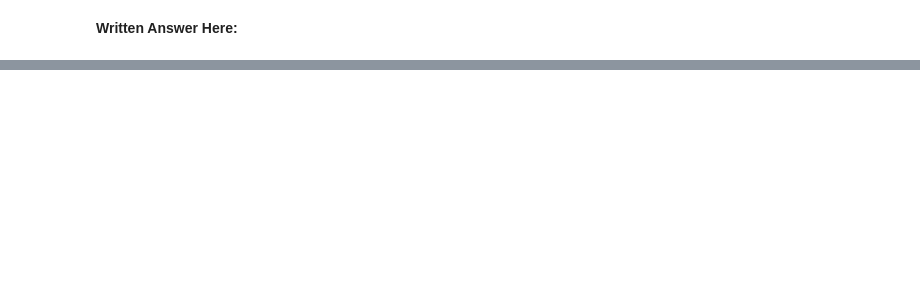
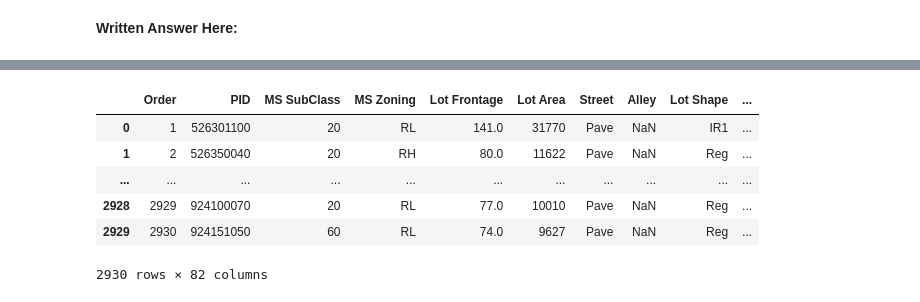
Before and after one commit to nmattei/cmps3160, a Jupyter notebook: _labs/Lab10/Lab10.ipynb, the cells around one changed output, grey strips where cells are left out. Drawn from its saved outputs; the diff is of its cells as text; code cells hidden in the pictures; blank space fills up the shorter version.

```diff
--- a/_labs/Lab10/Lab10.ipynb
+++ b/_labs/Lab10/Lab10.ipynb
@@ -464,0 +205,15 @@ You want to build a $k$-nearest neighbors model to predict where a Titanic passe
+# %%
+import numpy as np
+import pandas as pd
+pd.options.display.max_rows = 5
+
+housing = pd.read_csv("../data/ames.tsv", sep="\t")
+housing
+# %% [output]
+|  | Order | PID | MS SubClass | MS Zoning | Lot Frontage | Lot Area | Street | Alley | Lot Shape | ... |
+| 0 | 1 | 526301100 | 20 | RL | 141.0 | 31770 | Pave | NaN | IR1 | ... |
+| 1 | 2 | 526350040 | 20 | RH | 80.0 | 11622 | Pave | NaN | Reg | ... |
+| ... | ... | ... | ... | ... | ... | ... | ... | ... | ... | ... |
+| 2928 | 2929 | 924100070 | 20 | RL | 77.0 | 10010 | Pave | NaN | Reg | ... |
+| 2929 | 2930 | 924151050 | 60 | RL | 74.0 | 9627 | Pave | NaN | Reg | ... |
+2930 rows × 82 columns
```
Also changed, not shown: parts of 149 cells of this notebook, 4 other files.
